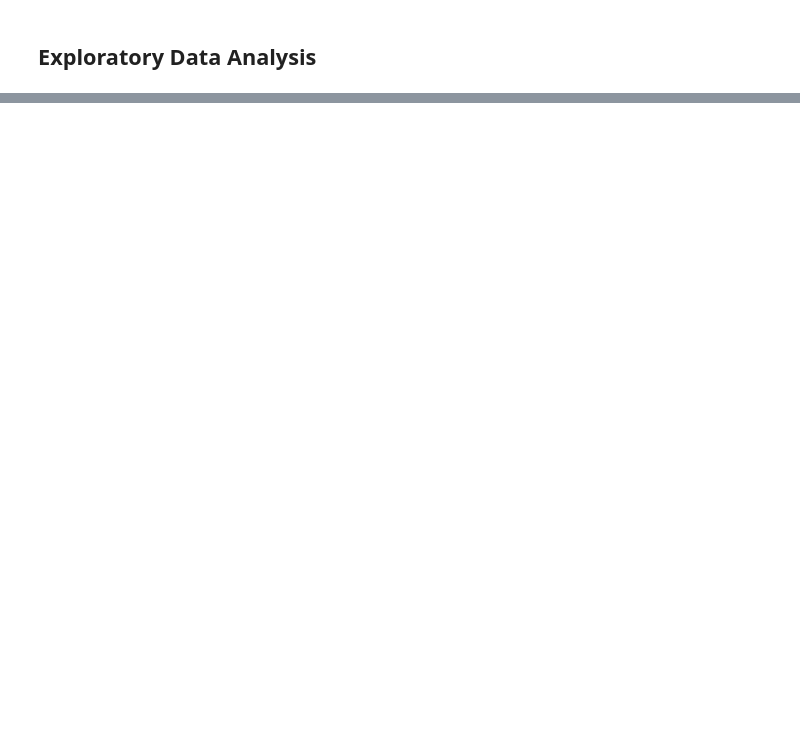
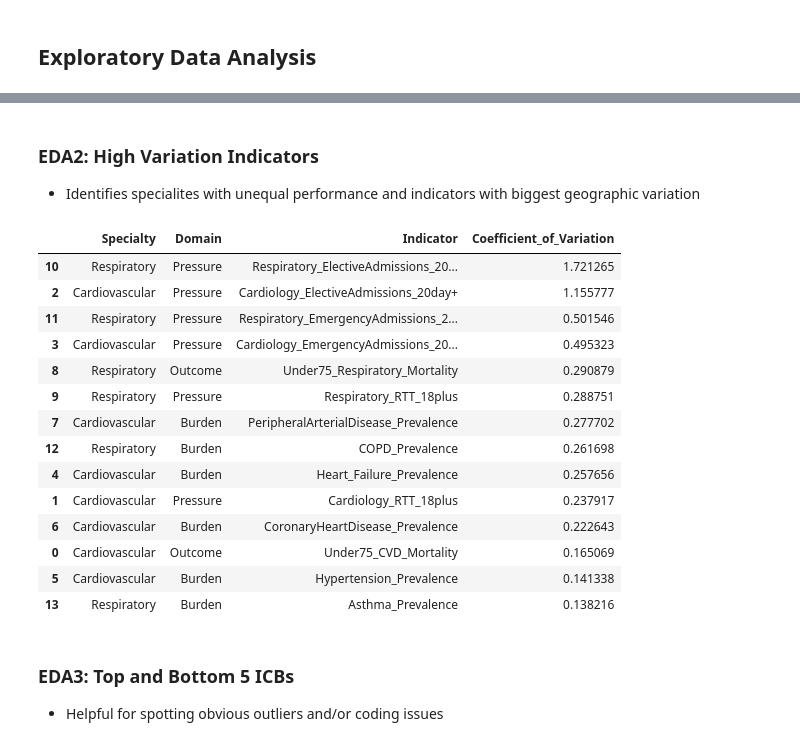
Before and after one commit to nhsengland/dsa_specialty_prioritisation_framework, a Jupyter notebook: Code/Specialty_Framework.ipynb, the cells around one changed output, grey strips where cells are left out. Saved outputs shown, nothing was run; the diff lists cells and outputs as text; code cells hidden in the pictures; blank space fills up the shorter version.

```diff
--- a/Code/Specialty_Framework.ipynb
+++ b/Code/Specialty_Framework.ipynb
@@ -510,0 +768,9 @@ Unique ICB codes: 42
+# %%
+icb_population = prepare_icb_population(
+    file_path=POPULATION_FILE,
+    icb_lookup=icb_lookup
+)
+
+icb_imd = prepare_icb_imd(
+    file_path=IMD_FILE
+)
@@ -587,0 +1547,41 @@ display(
+# %% [markdown]
+### EDA2: High Variation Indicators
+- Identifies specialites with unequal performance and indicators with biggest geographic variation
+# %%
+high_variation = (
+    indicator_summary
+    .sort_values(
+        "Coefficient_of_Variation",
+        ascending=False
+    )
+)
+
+display(
+    high_variation[
+        [
+            "Specialty",
+            "Domain",
+            "Indicator",
+            "Coefficient_of_Variation"
+        ]
+    ]
+)
+# %% [output]
+|  | Specialty | Domain | Indicator | Coefficient_of_Variation |
+| 10 | Respiratory | Pressure | Respiratory_ElectiveAdmissions_20... | 1.721265 |
+| 2 | Cardiovascular | Pressure | Cardiology_ElectiveAdmissions_20day+ | 1.155777 |
+| 11 | Respiratory | Pressure | Respiratory_EmergencyAdmissions_2... | 0.501546 |
+| 3 | Cardiovascular | Pressure | Cardiology_EmergencyAdmissions_20... | 0.495323 |
+| 8 | Respiratory | Outcome | Under75_Respiratory_Mortality | 0.290879 |
+| 9 | Respiratory | Pressure | Respiratory_RTT_18plus | 0.288751 |
+| 7 | Cardiovascular | Burden | PeripheralArterialDisease_Prevalence | 0.277702 |
+| 12 | Respiratory | Burden | COPD_Prevalence | 0.261698 |
+| 4 | Cardiovascular | Burden | Heart_Failure_Prevalence | 0.257656 |
+| 1 | Cardiovascular | Pressure | Cardiology_RTT_18plus | 0.237917 |
+| 6 | Cardiovascular | Burden | CoronaryHeartDisease_Prevalence | 0.222643 |
+| 0 | Cardiovascular | Outcome | Under75_CVD_Mortality | 0.165069 |
+| 5 | Cardiovascular | Burden | Hypertension_Prevalence | 0.141338 |
+| 13 | Respiratory | Burden | Asthma_Prevalence | 0.138216 |
+# %% [markdown]
+### EDA3: Top and Bottom 5 ICBs
+- Helpful for spotting obvious outliers and/or coding issues
```
Also changed, not shown: parts of 85 cells of this notebook.
